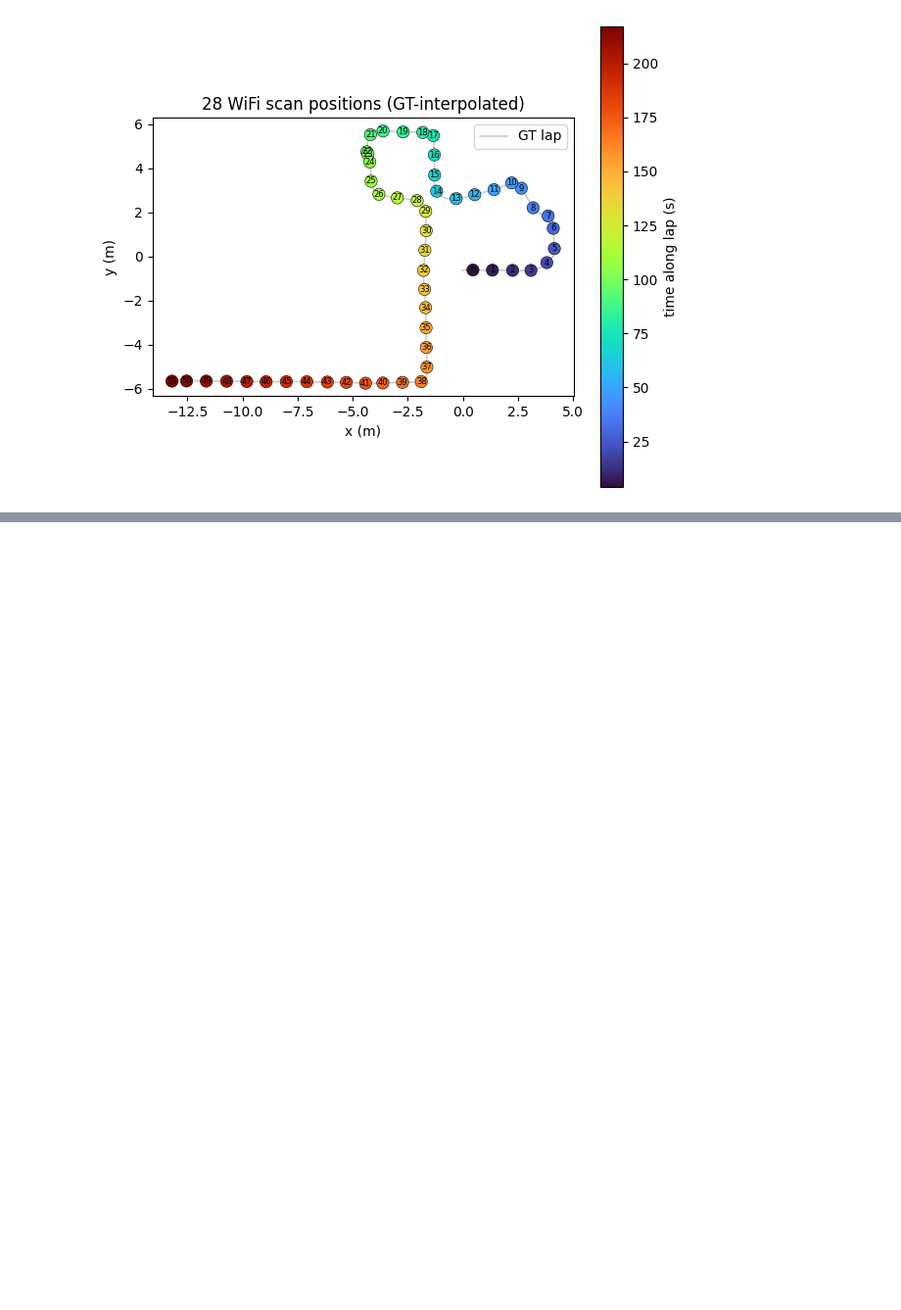
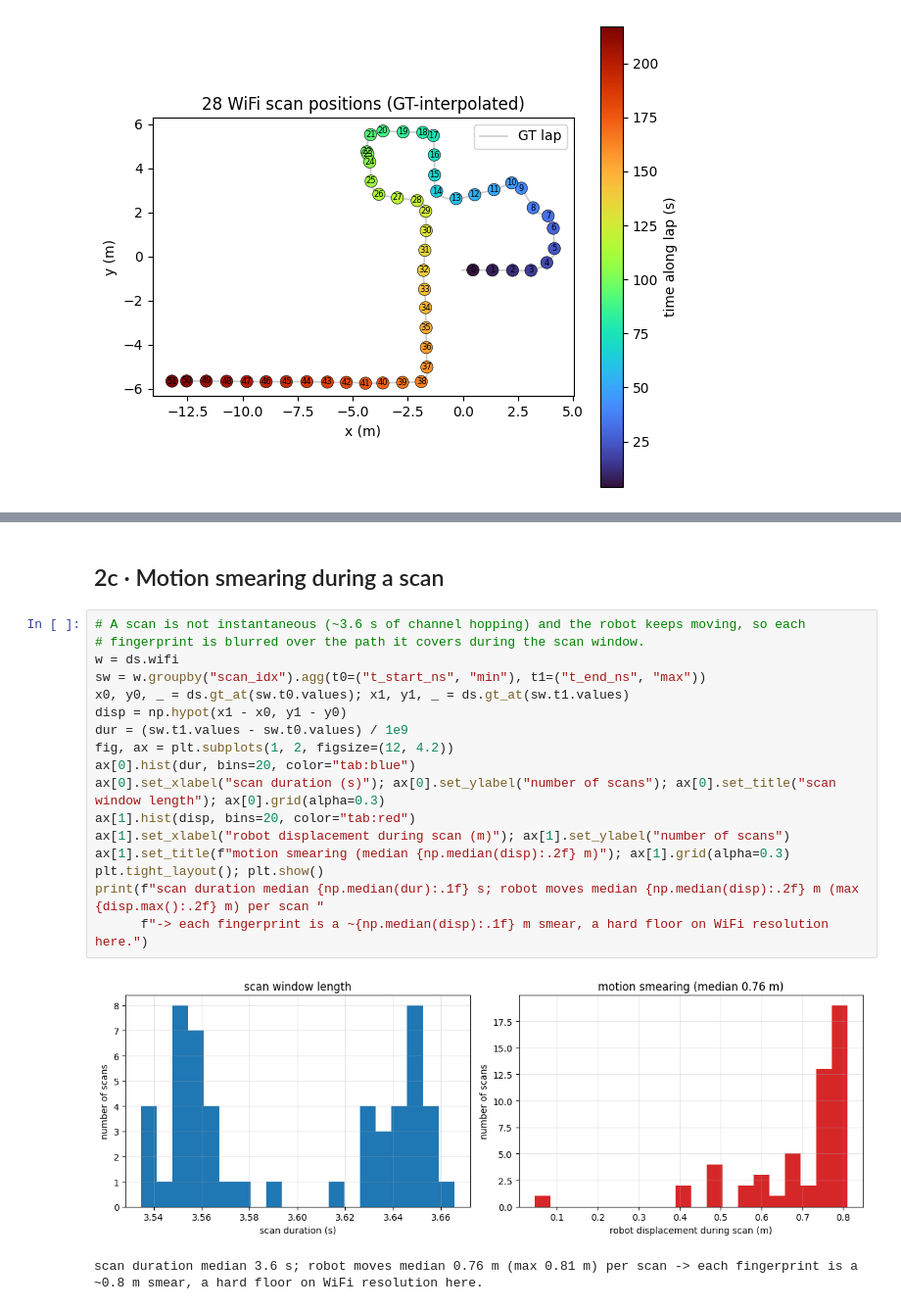
Before and after one commit to moebachar/side_navlori, a Jupyter notebook: side_navlori_wifi.ipynb, the cells around one changed output, grey strips where cells are left out. Shown at 98% size. Saved outputs shown, nothing was run; the diff lists cells and outputs as text; blank space fills up the shorter version.

```diff
--- a/side_navlori_wifi.ipynb
+++ b/side_navlori_wifi.ipynb
@@ -100,0 +162,22 @@ plt.tight_layout(); plt.show()
+# %% [markdown]
+## 2c · Motion smearing during a scan
+# %%
+# A scan is not instantaneous (~3.6 s of channel hopping) and the robot keeps moving, so each
+# fingerprint is blurred over the path it covers during the scan window.
+w = ds.wifi
+sw = w.groupby("scan_idx").agg(t0=("t_start_ns", "min"), t1=("t_end_ns", "max"))
+x0, y0, _ = ds.gt_at(sw.t0.values); x1, y1, _ = ds.gt_at(sw.t1.values)
+disp = np.hypot(x1 - x0, y1 - y0)
+dur = (sw.t1.values - sw.t0.values) / 1e9
+fig, ax = plt.subplots(1, 2, figsize=(12, 4.2))
+ax[0].hist(dur, bins=20, color="tab:blue")
+ax[0].set_xlabel("scan duration (s)"); ax[0].set_ylabel("number of scans"); ax[0].set_title("scan window length"); ax[0].grid(alpha=0.3)
+ax[1].hist(disp, bins=20, color="tab:red")
+ax[1].set_xlabel("robot displacement during scan (m)"); ax[1].set_ylabel("number of scans")
+ax[1].set_title(f"motion smearing (median {np.median(disp):.2f} m)"); ax[1].grid(alpha=0.3)
+plt.tight_layout(); plt.show()
+print(f"scan duration median {np.median(dur):.1f} s; robot moves median {np.median(disp):.2f} m (max {disp.max():.2f} m) per scan "
+      f"-> each fingerprint is a ~{np.median(disp):.1f} m smear, a hard floor on WiFi resolution here.")
+# %% [output]
+[figure, added]
+scan duration median 3.6 s; robot moves median 0.76 m (max 0.81 m) per scan -> each fingerprint is a ~0.8 m smear, a hard floor on WiFi resolution here.
```
Also changed, not shown: parts of 6 cells of this notebook.
